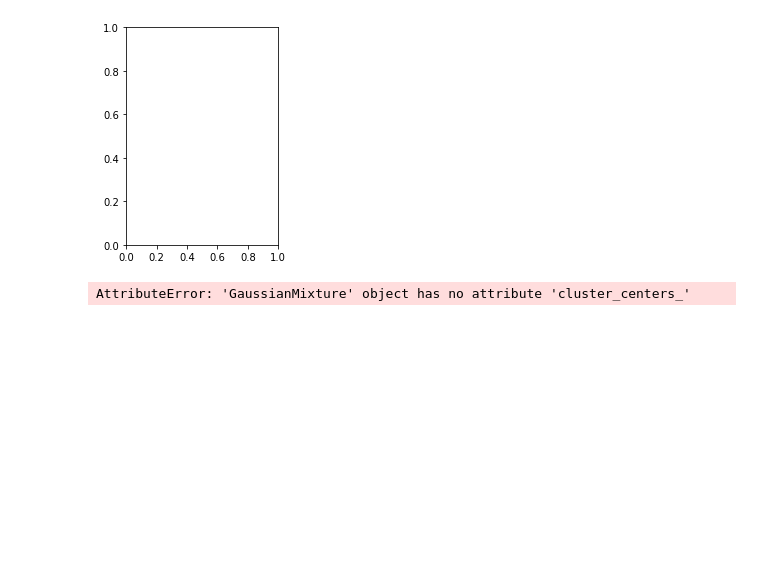
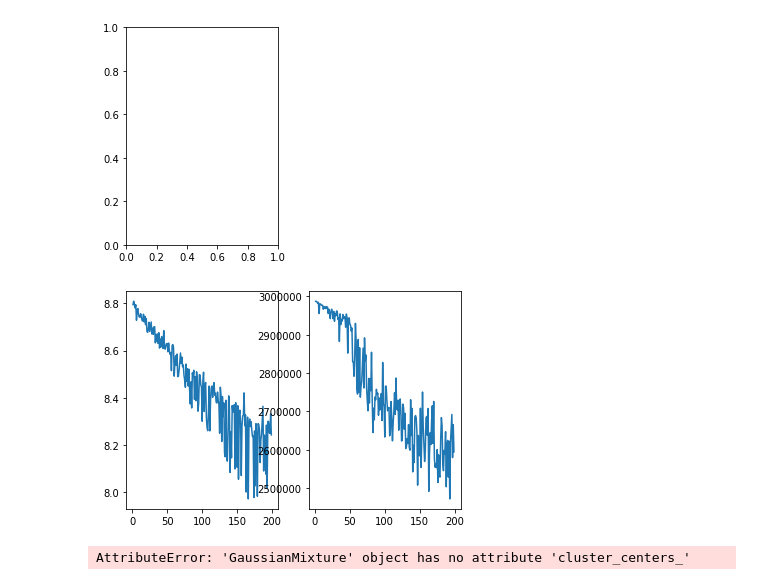
Before and after one commit to timcopelandoh/thinkful, a Jupyter notebook: Capstones and Projects/Capstone 4.ipynb, the cells around one changed output. Saved outputs shown, nothing was run; the diff lists cells and outputs as text; code cells hidden in the pictures; blank space fills up the shorter version.

```diff
--- a/Capstones and Projects/Capstone 4.ipynb
+++ b/Capstones and Projects/Capstone 4.ipynb
@@ -442,6 +442,16 @@ plt.show()
 # %% [output]
 ValueError: x and y must have same first dimension, but have shapes (49,) and (199,)
 [figure]
+# %%
+plt.subplot(1,2,1)
+plt.plot([x for x in range(1,200)], distortions)
+
+plt.subplot(1,2,2)
+plt.plot([x for x in range(1,200)], inertias)
+
+plt.show()
+# %% [output]
+[figure, added]
 # %%
 from sklearn.mixture import GaussianMixture
 
```
Also changed, not shown: parts of 1 cell of this notebook, 2 other files.
